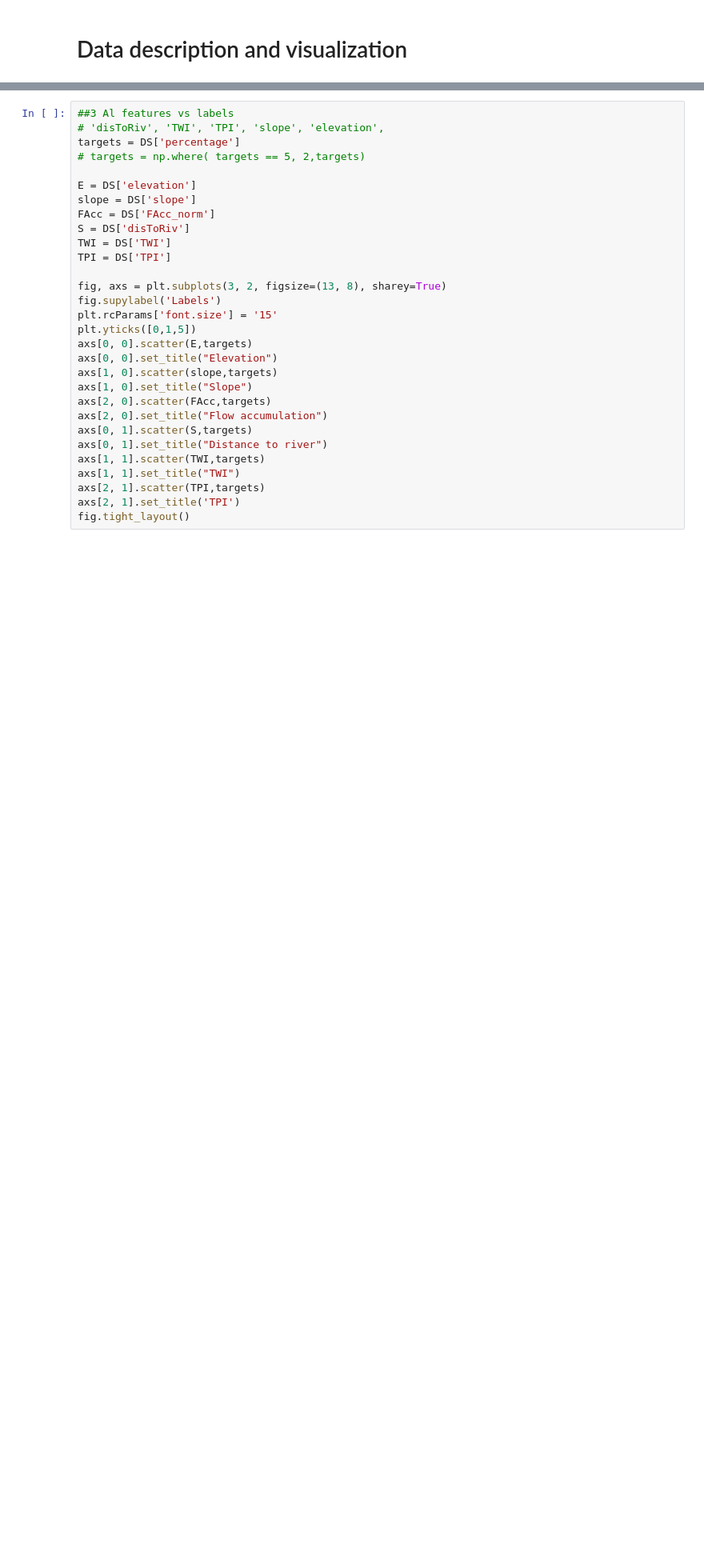
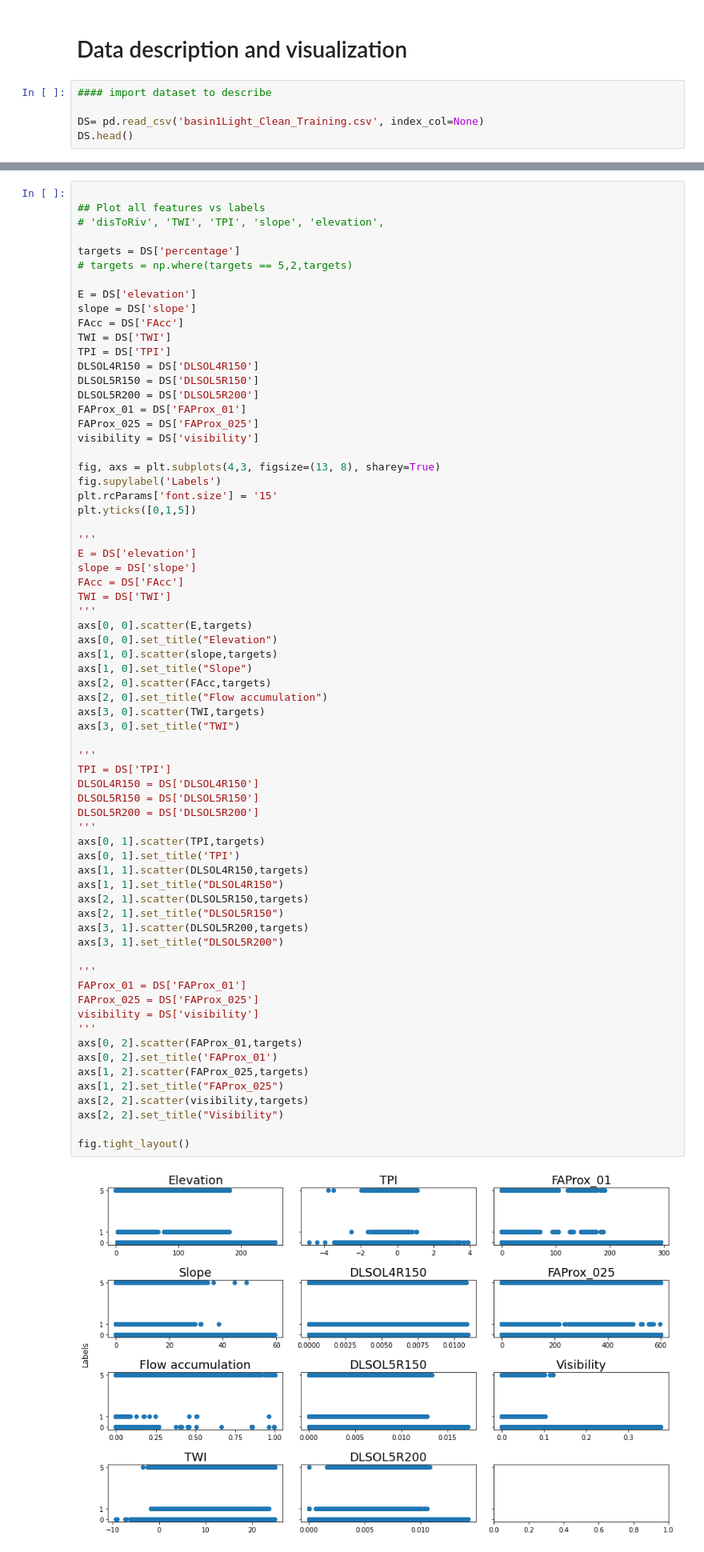
Before and after one commit to Abdielfer/FloodProbabRNCanAbd, a Jupyter notebook: main.ipynb, the cells around one changed output, grey strips where cells are left out. Shown at 80% size. Drawn from its saved outputs; the diff is of its cells as text; blank space fills up the shorter version.

Commit message:
setting configs to train classifier

```diff
--- a/main.ipynb
+++ b/main.ipynb
@@ -282,3 +196,8 @@ x_res['percentage'] = y_res
 x_res.to_csv('basin1ControlClass0Sampling4Class_ToSHP.csv',index = None)
 # %% [markdown]
 # Data description and visualization
+# %%
+#### import dataset to describe
+
+DS= pd.read_csv('basin1Light_Clean_Training.csv', index_col=None)
+DS.head()
@@ -299,35 +225,75 @@ axs[1].set(xlabel='b) Flow Accumulation estandardized')
 plt.rcParams['font.size'] = '20'
 fig.tight_layout()
 # %%
-##3 Al features vs labels
+
+## Plot all features vs labels
 # 'disToRiv', 'TWI', 'TPI', 'slope', 'elevation',
+
 targets = DS['percentage']
-# targets = np.where( targets == 5, 2,targets)
+# targets = np.where(targets == 5,2,targets)
 
 E = DS['elevation']
 slope = DS['slope']
-FAcc = DS['FAcc_norm']
-S = DS['disToRiv']
+FAcc = DS['FAcc']
 TWI = DS['TWI']
 TPI = DS['TPI']
+DLSOL4R150 = DS['DLSOL4R150']
+DLSOL5R150 = DS['DLSOL5R150']
+DLSOL5R200 = DS['DLSOL5R200']
+FAProx_01 = DS['FAProx_01']
+FAProx_025 = DS['FAProx_025']
+visibility = DS['visibility']
 
-fig, axs = plt.subplots(3, 2, figsize=(13, 8), sharey=True)
+fig, axs = plt.subplots(4,3, figsize=(13, 8), sharey=True)
 fig.supylabel('Labels')
 plt.rcParams['font.size'] = '15'
 plt.yticks([0,1,5])
+
+'''
+E = DS['elevation']
+slope = DS['slope']
+FAcc = DS['FAcc']
+TWI = DS['TWI']
+'''
 axs[0, 0].scatter(E,targets)
 axs[0, 0].set_title("Elevation")
 axs[1, 0].scatter(slope,targets)
 axs[1, 0].set_title("Slope")
 axs[2, 0].scatter(FAcc,targets)
 axs[2, 0].set_title("Flow accumulation")
-axs[0, 1].scatter(S,targets)
-axs[0, 1].set_title("Distance to river")
-axs[1, 1].scatter(TWI,targets)
-axs[1, 1].set_title("TWI")
-axs[2, 1].scatter(TPI,targets)
-axs[2, 1].set_title('TPI')
+axs[3, 0].scatter(TWI,targets)
+axs[3, 0].set_title("TWI")
+
+'''
+TPI = DS['TPI']
+DLSOL4R150 = DS['DLSOL4R150']
+DLSOL5R150 = DS['DLSOL5R150']
+DLSOL5R200 = DS['DLSOL5R200']
+'''
+axs[0, 1].scatter(TPI,targets)
+axs[0, 1].set_title('TPI')
+axs[1, 1].scatter(DLSOL4R150,targets)
+axs[1, 1].set_title("DLSOL4R150")
+axs[2, 1].scatter(DLSOL5R150,targets)
+axs[2, 1].set_title("DLSOL5R150")
+axs[3, 1].scatter(DLSOL5R200,targets)
+axs[3, 1].set_title("DLSOL5R200")
+
+'''
+FAProx_01 = DS['FAProx_01']
+FAProx_025 = DS['FAProx_025']
+visibility = DS['visibility']
+'''
+axs[0, 2].scatter(FAProx_01,targets)
+axs[0, 2].set_title('FAProx_01')
+axs[1, 2].scatter(FAProx_025,targets)
+axs[1, 2].set_title("FAProx_025")
+axs[2, 2].scatter(visibility,targets)
+axs[2, 2].set_title("Visibility")
+
 fig.tight_layout()
+# %% [output]
+[figure, added]
 # %%
 print(DS.head())
 #  Return a dataset with the rows corresponding to the index where condition in DS.columName is valid.
```
Also changed, not shown: parts of 15 cells of this notebook, 11 other files.
